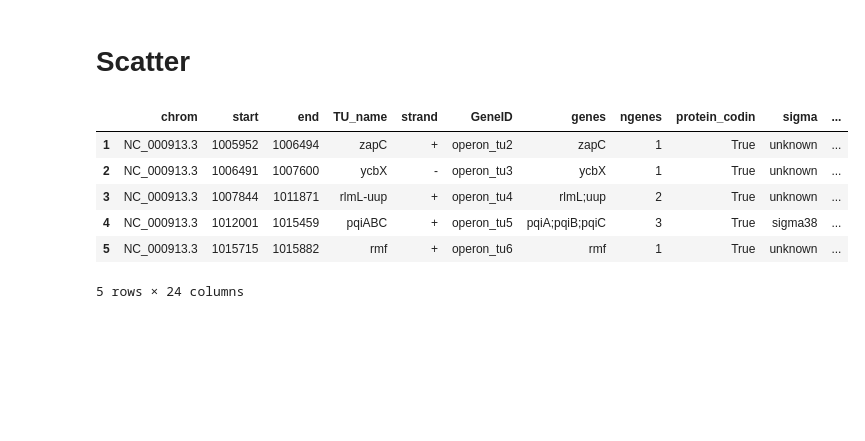
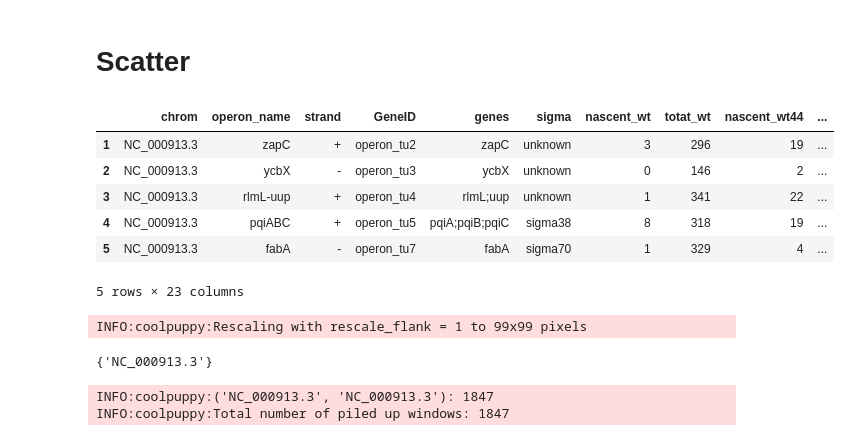
Before and after one commit to irzhegalova/ecoli_microc, a Jupyter notebook: scripts/heatshock&GO.ipynb, the cells around one changed output. Saved outputs shown, nothing was run; the diff lists cells and outputs as text; code cells hidden in the pictures; blank space fills up the shorter version.

```diff
--- a/scripts/heatshock&GO.ipynb
+++ b/scripts/heatshock&GO.ipynb
@@ -128,3 +133,20 @@ TU_df.head()
 | 2 | NC_000913.3 | 1006491 | 1007600 | ycbX | - | operon_tu3 | ycbX | 1 | True | unknown | ... |
 | 3 | NC_000913.3 | 1007844 | 1011871 | rlmL-uup | + | operon_tu4 | rlmL;uup | 2 | True | unknown | ... |
 | 4 | NC_000913.3 | 1012001 | 1015459 | pqiABC | + | operon_tu5 | pqiA;pqiB;pqiC | 3 | True | sigma38 | ... |
+# %%
+operons_df = pd.read_table('data/operon_counts.tsv')
+operons_df['length'] = operons_df.end - operons_df.start
+
+
+operons_df['chrom'] = 'NC_000913.3'
+bin_labels_4 = ['short', '25-50%', '50-75%', 'long']
+operons_df['length_group'] = pd.qcut(operons_df['length'], 4, labels=False)
+operons_df['lengthBool_group'] = np.where(operons_df['length'] > operons_df.length.median(), 'long', 'short')
+
+bin_labels_4 = ['bottom 50%', '50-75%', '75-90%', '>90%']
+operons_df['nascentCust_group'] = pd.qcut(operons_df['nascent_wt'],
+                                          q=[0, .5, .75, .9, 1],
+                                          labels=bin_labels_4)
+bin_labels_nascent = ['0-33.3%', '33.3%-66.6%', '66.6-100%']
+operons_df['nascent_group'] = pd.qcut(operons_df['nascent_wt'], 3, labels=bin_labels_nascent)
+operons_df.head()
@@ -145,10 +174,10 @@ df_heatResponse.head()
 | 780 | b4143 | GO terms (biological process) | GO:0009408 | groL | chaperonin GroEL | mitochondrial unfolded protein re... | membrane // cytoplasm // GroEL-Gr... | ... |
 # %%
 heatResponse_list = df_heatResponse['Gene Name'].tolist()
-TU_df_splittedGenes = (TU_df.loc[:,['TU_name', 'genes']].set_index(['TU_name'])
+TU_df_splittedGenes = (operons_df.loc[:,['operon_name', 'genes']].set_index(['operon_name'])
        .apply(lambda x: x.str.split(';').explode())
        .reset_index())
-TU_name_list = TU_df_splittedGenes.TU_name[TU_df_splittedGenes.genes.isin(heatResponse_list)].tolist()
-TU_df.loc[TU_df.TU_name.isin(TU_name_list),'HeatResponsegroup'] = 'GO_HR'
-TU_df.head()
+TU_name_list = TU_df_splittedGenes.operon_name[TU_df_splittedGenes.genes.isin(heatResponse_list)].tolist()
+operons_df.loc[operons_df.operon_name.isin(TU_name_list),'HeatResponsegroup'] = 'GO_HR'
+operons_df.head()
 # %% [output]
@@ -166,9 +203,9 @@ sigma32_HR_TU_df['HeatResponsegroup'] = 'sigma32_HR'
 # %% [markdown]
 ## FC TU
 # %%
-TU_df['nascent_wt_CPM'] = TU_df.nascent_wt / 4258792 * 1000000
-TU_df['nascent_wt44_CPM'] = TU_df.nascent_wt44 / 6936811 * 1000000
-TU_df['FC'] = TU_df.nascent_wt44_CPM / (TU_df.nascent_wt_CPM + 0.01)
-sns.boxplot(data=TU_df,y='FC',log_scale=True)
+operons_df['nascent_wt_CPM'] = operons_df.nascent_wt / 4258792 * 1000000
+operons_df['nascent_wt44_CPM'] = operons_df.nascent_wt44 / 6936811 * 1000000
+operons_df['FC'] = operons_df.nascent_wt44_CPM / (operons_df.nascent_wt_CPM + 0.01)
+sns.boxplot(data=operons_df,y='FC',log_scale=True)
 # %% [output]
 <Axes: ylabel='FC'>
@@ -458,18 +563,21 @@ plt.clf()
 <Figure size 614.4x460.8 with 0 Axes>
 # %% [markdown]
 # Scatter
+# %%
+operons_df['nascent_wt_CPM'] = operons_df.nascent_wt / 4258792 * 1000000
+operons_df['nascent_wt44_CPM'] = operons_df.nascent_wt44 / 6936811 * 1000000
 # %%
-TU_df['exp_group'] = 'zero'
-TU_df.loc[TU_df[['nascent_wt44', 'nascent_wt']].sum(axis=1) > 0, 'exp_group'] = 'NotZero'
-TU_df.query('exp_group == "NotZero"').head()
+operons_df['exp_group'] = 'zero'
+operons_df.loc[operons_df[['nascent_wt44', 'nascent_wt']].sum(axis=1) > 0, 'exp_group'] = 'NotZero'
+operons_df.query('exp_group == "NotZero"').head()
 # %% [output]
-|  | chrom | start | end | TU_name | strand | GeneID | genes | ngenes | protein_codin | sigma | ... |
-| 1 | NC_000913.3 | 1005952 | 1006494 | zapC | + | operon_tu2 | zapC | 1 | True | unknown | ... |
-| 2 | NC_000913.3 | 1006491 | 1007600 | ycbX | - | operon_tu3 | ycbX | 1 | True | unknown | ... |
-| 3 | NC_000913.3 | 1007844 | 1011871 | rlmL-uup | + | operon_tu4 | rlmL;uup | 2 | True | unknown | ... |
-| 4 | NC_000913.3 | 1012001 | 1015459 | pqiABC | + | operon_tu5 | pqiA;pqiB;pqiC | 3 | True | sigma38 | ... |
-| 5 | NC_000913.3 | 1015715 | 1015882 | rmf | + | operon_tu6 | rmf | 1 | True | unknown | ... |
+|  | chrom | operon_name | strand | GeneID | genes | sigma | nascent_wt | totat_wt | nascent_wt44 | ... |
+| 1 | NC_000913.3 | zapC | + | operon_tu2 | zapC | unknown | 3 | 296 | 19 | ... |
+| 2 | NC_000913.3 | ycbX | - | operon_tu3 | ycbX | unknown | 0 | 146 | 2 | ... |
+| 3 | NC_000913.3 | rlmL-uup | + | operon_tu4 | rlmL;uup | unknown | 1 | 341 | 22 | ... |
+| 4 | NC_000913.3 | pqiABC | + | operon_tu5 | pqiA;pqiB;pqiC | sigma38 | 8 | 318 | 19 | ... |
+| 5 | NC_000913.3 | fabA | - | operon_tu7 | fabA | sigma70 | 1 | 329 | 4 | ... |
-5 rows × 24 columns
+5 rows × 23 columns
 # %%
 from coolpuppy import coolpup
 from coolpuppy.lib.numutils import get_local_enrichment, get_domain_score
@@ -486,13 +594,16 @@ def add_domain_score(snippet):
 def extra_sum_func(dict1, dict2):
     return accumulate_values(dict1, dict2, 'domain_mean')
 resolution = 10
-flank=2000
-# cc = coolpup.CoordCreator(TU_df.query('exp_group == "NotZero"'), resolution=resolution, features_format='bed', local=True, rescale_flank=1)
-# pu = coolpup.PileUpper(clr, cc, view_df=view_df_chromsizes, ignore_diags=10, rescale_size=99, rescale=True, nproc=32) #expected=expected,
+flank = 2000
+cc = coolpup.CoordCreator(operons_df.query('exp_group == "NotZero"'),
+                          resolution=resolution, features_format='bed', local=True, rescale_flank=1)
+pu = coolpup.PileUpper(clr, cc, view_df=view_df_chromsizes, ignore_diags=2,
+                       rescale_size=99, rescale=True, nproc=32) #expected=expected,
 pup = pu.pileupsWithControl(postprocess_func=add_domain_mean, # Any function can be applied to each snippet before they are averaged in the postprocess_func
                             extra_sum_funcs={'domain_mean': extra_sum_func}) # If additional values produced by postprocess_func need to be saved,
                                                                               # it can be done using the extra_sum_funcs dictionary, which defines how to combine them.
-
-# pup = pu.pileupsWithControl(postprocess_func=add_domain_score, # Any function can be applied to each snippet before they are averaged in the postprocess_func
-                            # extra_sum_funcs={'domain_score': extra_sum_func}) # If additional values produced by postprocess_func need to be saved,
-#                                                                               # it can be done using the extra_sum_funcs dictionary, which defines how to combine them.
+# %% [output]
+INFO:coolpuppy:Rescaling with rescale_flank = 1 to 99x99 pixels
+{'NC_000913.3'}
+INFO:coolpuppy:('NC_000913.3', 'NC_000913.3'): 1847
+INFO:coolpuppy:Total number of piled up windows: 1847
```
Also changed, not shown: parts of 55 cells of this notebook, 1 other file.
